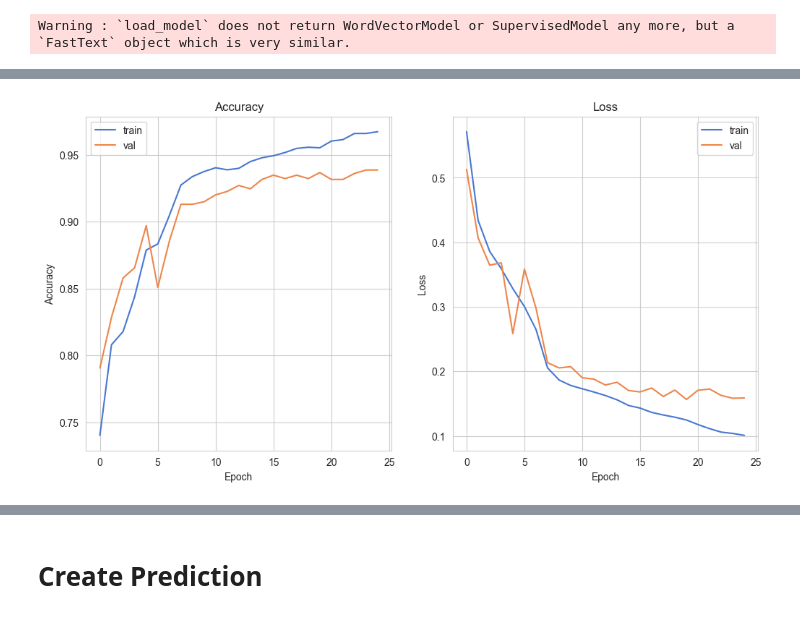
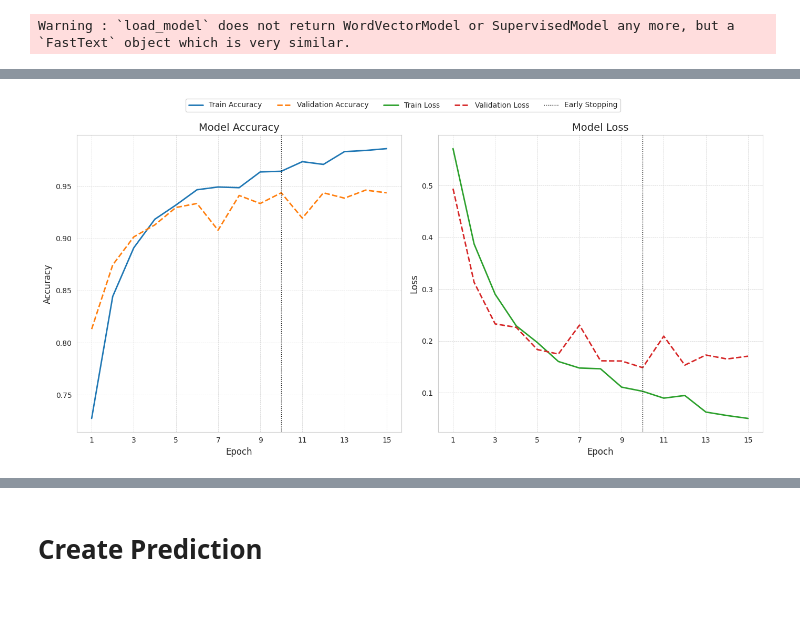
Before and after one commit to elskow/PuskesmasSbyAnalysis, a Jupyter notebook: 2-training tf.ipynb, the cells around one changed output, grey strips where cells are left out. Drawn from its saved outputs; the diff is of its cells as text; code cells hidden in the pictures.

```diff
--- a/2-training tf.ipynb
+++ b/2-training tf.ipynb
@@ -318,28 +308,50 @@ Validation Accuracy: 0.9385403394699097
-# %%
-import matplotlib.pyplot as plt
-import seaborn as sns
-
-sns.set_style("whitegrid")
-sns.set_palette("muted")
-
-plt.figure(figsize=(12, 6))
-
-plt.subplot(1, 2, 1)
-plt.plot(history.history["accuracy"], label="train")
-plt.plot(history.history["val_accuracy"], label="val")
-plt.title("Accuracy")
-plt.xlabel("Epoch")
-plt.ylabel("Accuracy")
-plt.legend()
-
-plt.subplot(1, 2, 2)
-plt.plot(history.history["loss"], label="train")
-plt.plot(history.history["val_loss"], label="val")
-plt.title("Loss")
-plt.xlabel("Epoch")
-plt.ylabel("Loss")
-plt.legend()
-
-plt.show()
-# %% [output]
-[figure, removed]
+# %%
+import matplotlib.pyplot as plt
+import seaborn as sns
+from matplotlib.lines import Line2D
+
+sns.set_style("whitegrid")
+sns.set_palette("muted")
+
+best_epoch = early_stopping.stopped_epoch - early_stopping.patience + 1
+num_epochs = len(history.history["accuracy"])
+
+plt.figure(figsize=(14, 7))
+
+# Accuracy subplot
+ax1 = plt.subplot(1, 2, 1)
+ax1.plot(range(1, num_epochs + 1), history.history["accuracy"], label="Train Accuracy", color="tab:blue", linewidth=2)
+ax1.plot(range(1, num_epochs + 1), history.history["val_accuracy"], label="Validation Accuracy", color="tab:orange", linewidth=2, linestyle='--')
+ax1.set_title("Model Accuracy", fontsize=14)
+ax1.set_xlabel("Epoch", fontsize=12)
+ax1.set_ylabel("Accuracy", fontsize=12)
+ax1.set_xticks(range(1, num_epochs + 1, 2))
+ax1.grid(True, which='both', linestyle='--', linewidth=0.5)
+
+# Loss subplot
+ax2 = plt.subplot(1, 2, 2)
+ax2.plot(range(1, num_epochs + 1), history.history["loss"], label="Train Loss", color="tab:green", linewidth=2)
+ax2.plot(range(1, num_epochs + 1), history.history["val_loss"], label="Validation Loss", color="tab:red", linewidth=2, linestyle='--')
+ax2.set_title("Model Loss", fontsize=14)
+ax2.set_xlabel("Epoch", fontsize=12)
+ax2.set_ylabel("Loss", fontsize=12)
+ax2.set_xticks(range(1, num_epochs + 1, 2))
+ax2.grid(True, which='both', linestyle='--', linewidth=0.5)
+
+for ax in [ax1, ax2]:
+    ax.axvline(best_epoch, color="black", linestyle=":", linewidth=1, label="Early Stopping")
+
+legend_handles = [
+    Line2D([0], [0], color="tab:blue", linewidth=2, label="Train Accuracy"),
+    Line2D([0], [0], color="tab:orange", linewidth=2, linestyle='--', label="Validation Accuracy"),
+    Line2D([0], [0], color="tab:green", linewidth=2, label="Train Loss"),
+    Line2D([0], [0], color="tab:red", linewidth=2, linestyle='--', label="Validation Loss"),
+    Line2D([0], [0], color="black", linestyle=":", linewidth=1, label="Early Stopping")
+]
+
+plt.figlegend(handles=legend_handles, loc="upper center", ncol=5, fontsize=10)
+
+plt.tight_layout(rect=[0, 0, 1, 0.95])
+plt.show()
+# %% [output]
+[figure, added]
```
Also changed, not shown: parts of 23 cells of this notebook, 1 other file.
